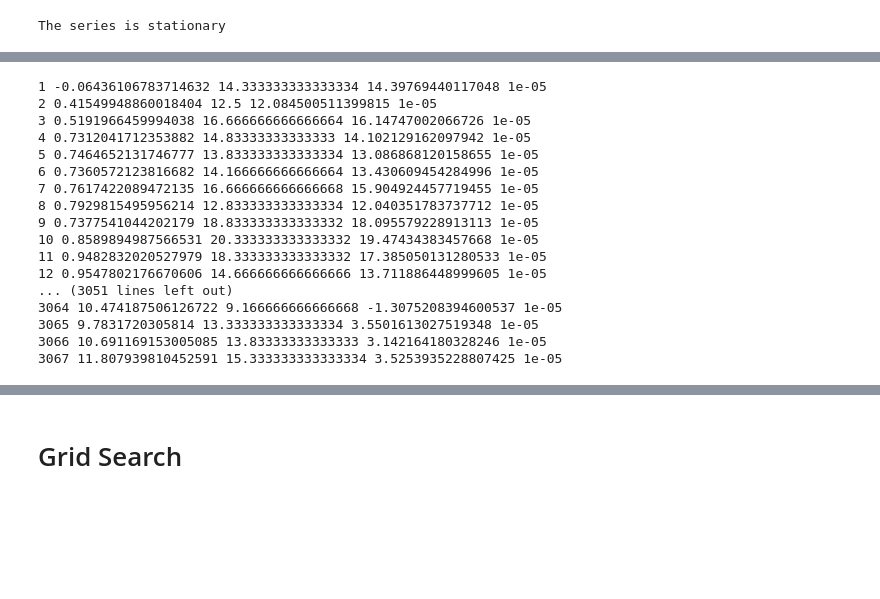
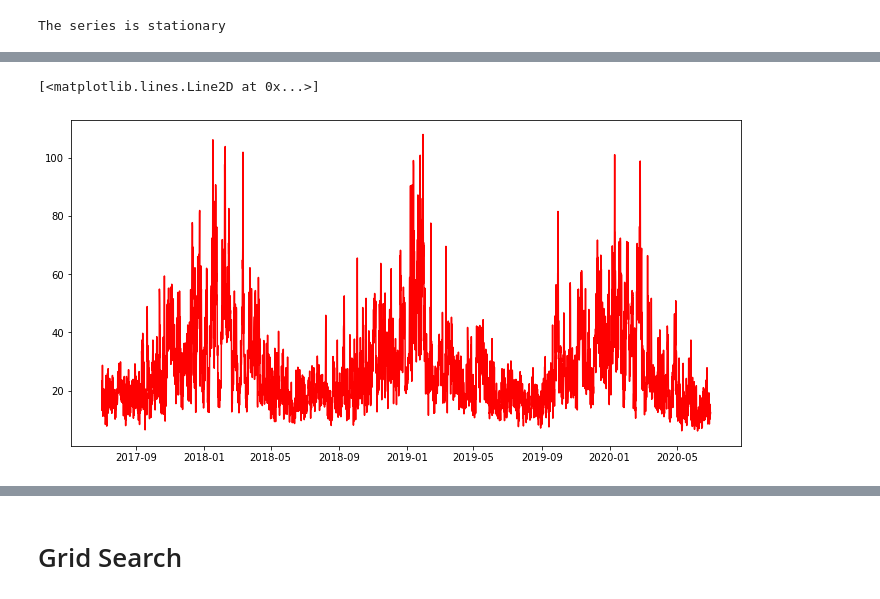
Before and after one commit to One-Night-Miracle/Data-Science-Project1-2021-2-PM2.5-Kaggle, a Jupyter notebook: project_nb_custom.ipynb, the cells around one changed output, grey strips where cells are left out. Drawn from its saved outputs; the diff is of its cells as text; code cells hidden in the pictures; blank space fills up the shorter version.

```diff
--- a/project_nb_custom.ipynb
+++ b/project_nb_custom.ipynb
@@ -561 +552,14 @@ cnx_test.shape
+# %%
+bkk_train_tmp = handle_outliers.dataset['BKK'][['new_PM25', 'Temp', 'WindSpeed', 'WindDir']]
+bkk_train_tmp.rename(columns={'new_PM25':'PM25'}, inplace=True)
+bkk_train_tmp = bkk_train_tmp.resample('6H').mean()
+bkk_test = test_set['BKK']
+bkk_test = bkk_test.resample('6H').mean()
+bkk_test.shape
+
+plt.figure(figsize=(12,6))
+plt.plot(bkk_train_tmp['PM25'],'r')
+# %% [output]
+[<matplotlib.lines.Line2D at 0x...>]
+[figure, added]
 # %%
@@ -574,20 +585,0 @@ model_cnx = SARIMAX_Custom(cnx_train['PM25'],
-# %%
-ERR = model_cnx.fit()
-# %% [output]
-1 -0.06436106783714632 14.333333333333334 14.39769440117048 1e-05
-2 0.41549948860018404 12.5 12.084500511399815 1e-05
-3 0.5191966459994038 16.666666666666664 16.14747002066726 1e-05
-4 0.7312041712353882 14.83333333333333 14.102129162097942 1e-05
-5 0.7464652131746777 13.833333333333334 13.086868120158655 1e-05
-6 0.7360572123816682 14.166666666666664 13.430609454284996 1e-05
-7 0.7617422089472135 16.666666666666668 15.904924457719455 1e-05
-8 0.7929815495956214 12.833333333333334 12.040351783737712 1e-05
-9 0.7377541044202179 18.833333333333332 18.095579228913113 1e-05
-10 0.8589894987566531 20.333333333333332 19.47434383457668 1e-05
-11 0.9482832020527979 18.333333333333332 17.385050131280533 1e-05
-12 0.9547802176670606 14.666666666666666 13.711886448999605 1e-05
-... (3051 lines left out)
-3064 10.474187506126722 9.166666666666668 -1.3075208394600537 1e-05
-3065 9.7831720305814 13.333333333333334 3.5501613027519348 1e-05
-3066 10.691169153005085 13.83333333333333 3.142164180328246 1e-05
-3067 11.807939810452591 15.333333333333334 3.5253935228807425 1e-05
```
Also changed, not shown: parts of 29 cells of this notebook.
